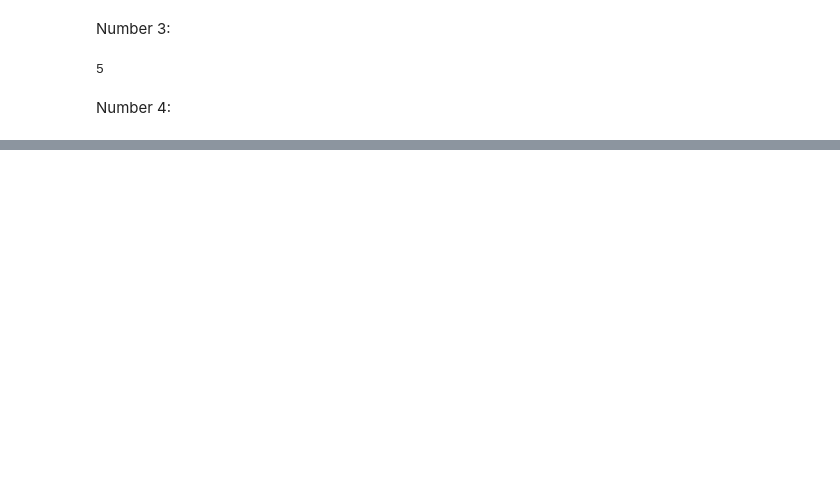
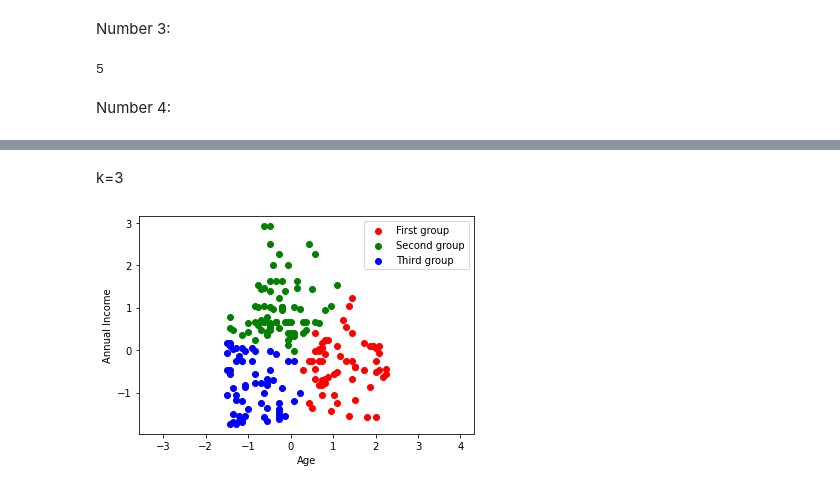
Before and after one commit to akhundzhanovaET/math_prac, a Jupyter notebook: hometask_2.ipynb, the cells around one changed output, grey strips where cells are left out. Drawn from its saved outputs; the diff is of its cells as text; code cells hidden in the pictures; blank space fills up the shorter version.

```diff
--- a/hometask_2.ipynb
+++ b/hometask_2.ipynb
@@ -62,0 +132,20 @@ print(x)
+# %% [markdown]
+k=3
+# %%
+centroids, distort = k_means(AgeInc, 3, 1e-5)
+distortion = distance.cdist(AgeInc, centroids, 'sqeuclidean')
+matrix = np.hstack((AgeInc, distortion.argmin(axis=1).reshape(len(distortion),1)))
+block1 = np.vstack(row for row in matrix if row[-1] == 0)
+block2 = np.vstack(row for row in matrix if row[-1] == 1)
+block3 = np.vstack(row for row in matrix if row[-1] == 2)
+
+plt.scatter(block1[:,0], block1[:,1], c='r', label='First group')
+plt.scatter(block2[:,0], block2[:,1], c='g', label='Second group')
+plt.scatter(block3[:,0], block3[:,1], c='b', label='Third group')
+plt.axis('equal')
+plt.xlabel("Age")
+plt.ylabel("Annual Income")
+plt.legend()
+plt.show()
+# %% [output]
+[figure, added]
```
Also changed, not shown: parts of 18 cells of this notebook.
